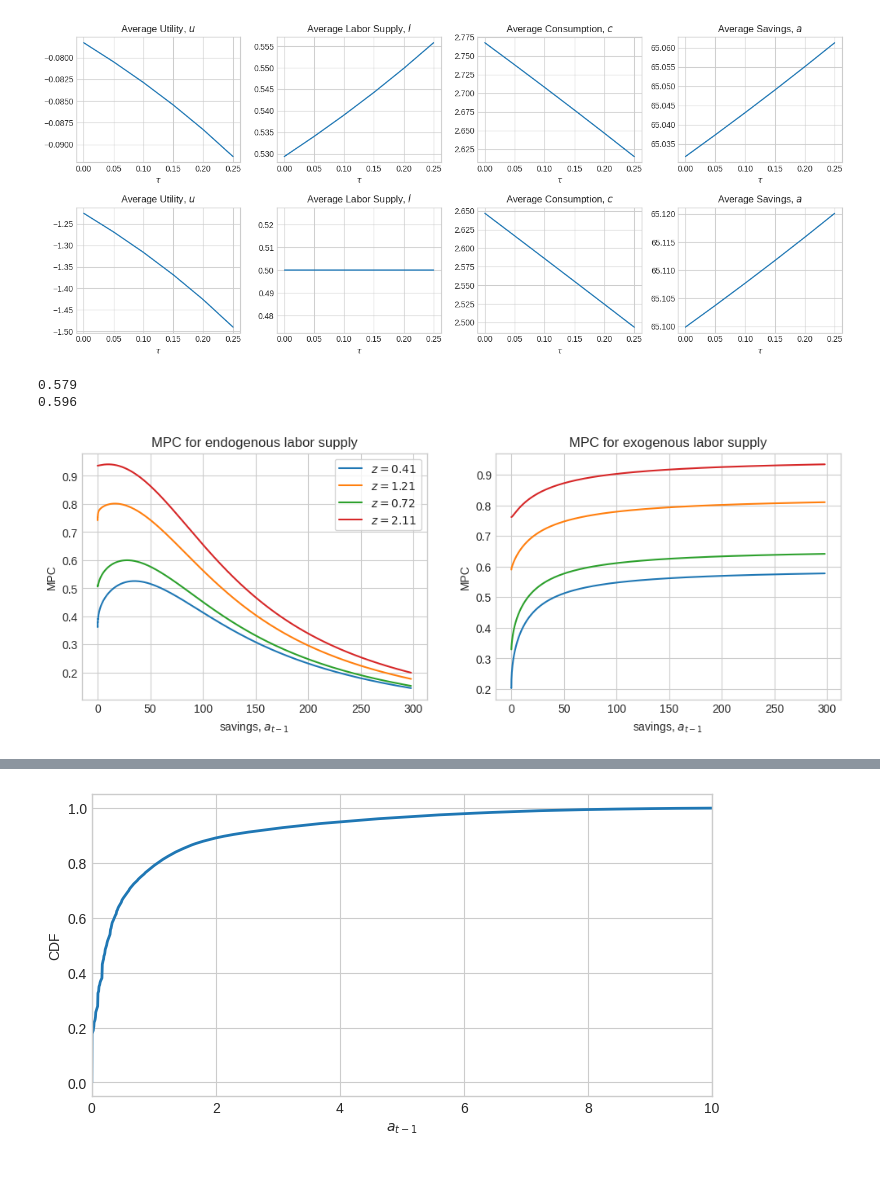
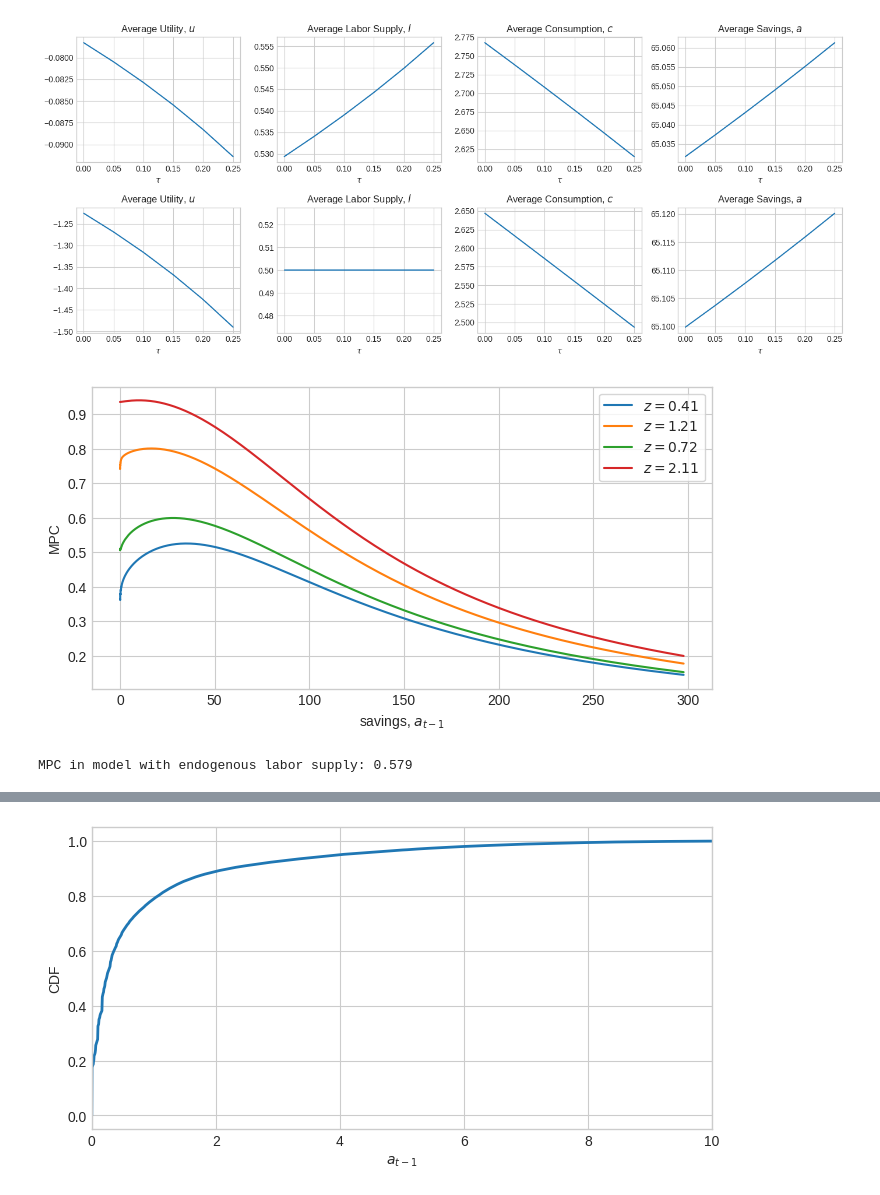
Before and after one commit to Bernseng/Dynamic-Programming-Project, a Jupyter notebook: consavlabor/ConSavModel.ipynb, the cells around one changed output, grey strips where cells are left out. Saved outputs shown, nothing was run; the diff lists cells and outputs as text; code cells hidden in the pictures.

```diff
--- a/consavlabor/ConSavModel.ipynb
+++ b/consavlabor/ConSavModel.ipynb
@@ -248,47 +248,26 @@ from tools import calc_mpc
 # Calculate and print the MPC for both models
 mpc_egm = calc_mpc(model, 'egm')
 mpc_egm_exo = calc_mpc(model_exo, 'egm_exo')
-
-
-np.set_printoptions(precision=None, suppress=True, threshold=np.inf)
-
-print(f'{np.mean(mpc_egm):.3f}')
-
-print(f'{np.mean(mpc_egm_exo):.3f}')
-
-# print(mpc_egm_exo)
-# %% [output]
-0.579
-0.596
 # %%
-fig = plt.figure(figsize=(12,4),dpi=100)
+fig = plt.figure(figsize=(8,4),dpi=100)
 
 I = par.a_grid < 300
 
 # a. consumption
-ax = fig.add_subplot(1,2,1)
-ax.set_title(f'MPC for endogenous labor supply')
+ax = fig.add_subplot(1,1,1)
+# ax.set_title(f'MPC for endogenous labor supply')
 
 for i_z, z in enumerate(par.z_grid):
     if i_z % 3 == 0 or i_z == par.Nz:
         ax.plot(par.a_grid[I], mpc_egm[i_z,][I], label=f'$z={z:.2f}$')
 
 ax.set_xlabel('savings, $a_{t-1}$')
 ax.set_ylabel('MPC')
 ax.legend(frameon=True)
 
-# a. consumption
-ax = fig.add_subplot(1,2,2)
-ax.set_title(f'MPC for exogenous labor supply')
+plt.show()
 
-for i_z, z in enumerate(par.z_grid):
-    if i_z % 3 == 0 or i_z == par.Nz:
-        ax.plot(par.a_grid[I], mpc_egm_exo[i_z, :][I], label=f'$z={z:.2f}$')
-
-ax.set_xlabel('savings, $a_{t-1}$')
-ax.set_ylabel('MPC')
-# ax.legend(frameon=True)
-
-plt.show()
+print(f'Average MPC in model with endogenous labor supply: {np.mean(mpc_egm):.3f}')
 # %% [output]
-[figure, old version]
+[figure, new version]
+MPC in model with endogenous labor supply: 0.579
```
Also changed, not shown: parts of 6 cells of this notebook, 2 other files.
